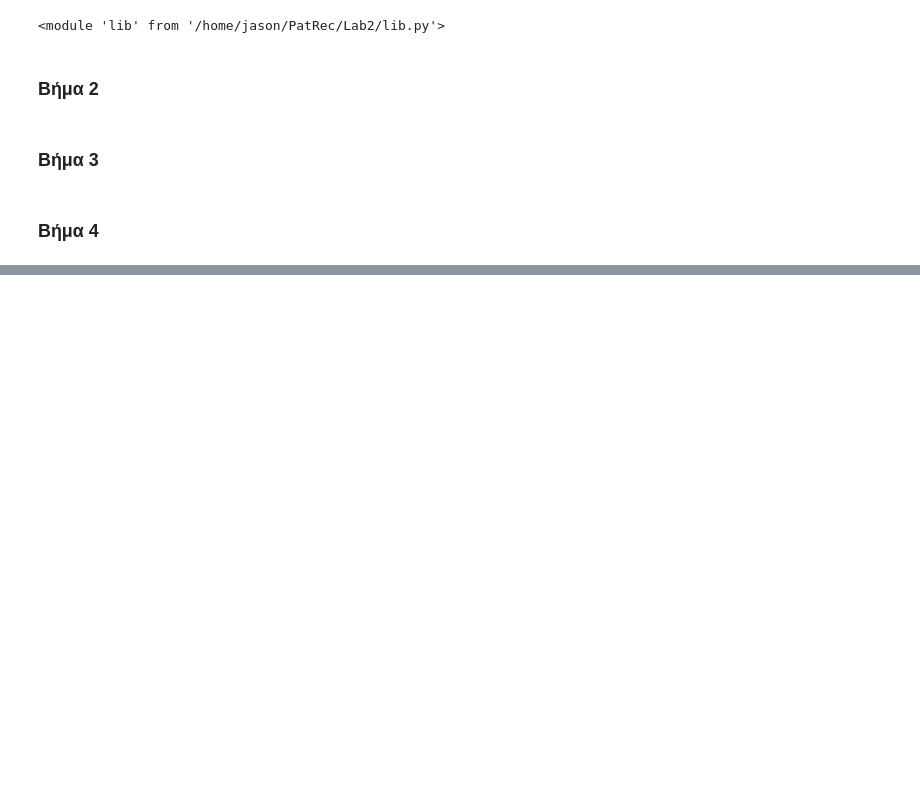
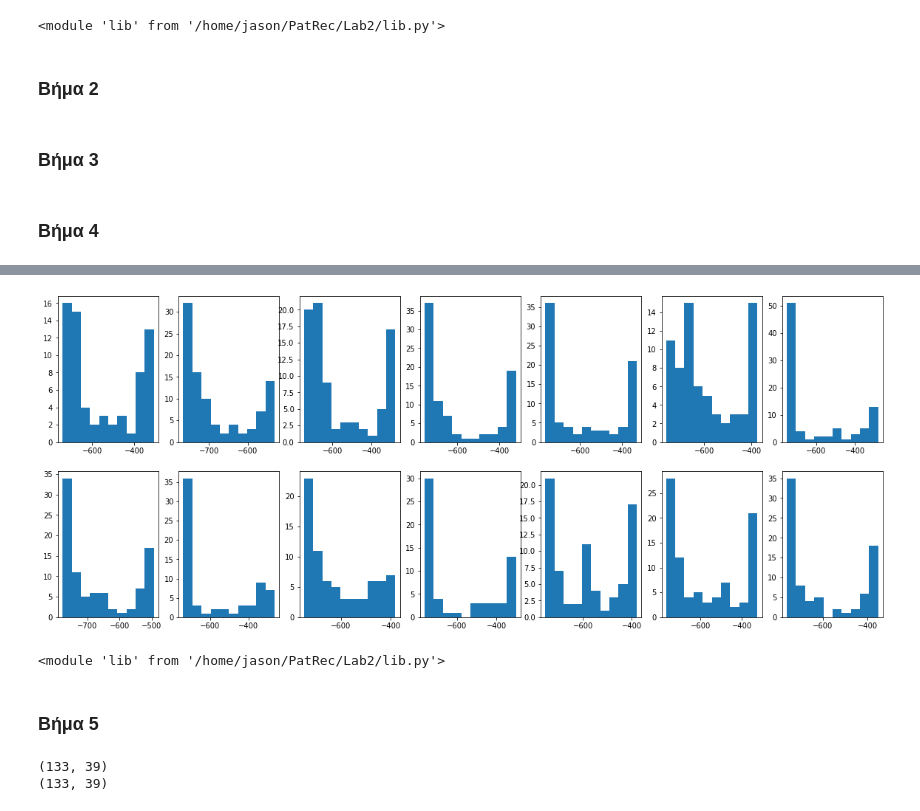
Before and after one commit to JasonChatzitheodorou/PatRec, a Jupyter notebook: Lab2/PatRec_Lab2.ipynb, the cells around one changed output, grey strips where cells are left out. Drawn from its saved outputs; the diff is of its cells as text; code cells hidden in the pictures; blank space fills up the shorter version.

```diff
--- a/Lab2/PatRec_Lab2.ipynb
+++ b/Lab2/PatRec_Lab2.ipynb
@@ -46,0 +92,15 @@ n2_mfcc_list = [mfcc_list[idx] for idx, digit in enumerate(digits) if digit == n
+# %%
+n2_second_feature = [mfcc[1] for mfcc in n2_mfcc_list]
+
+fig, axs = plt.subplots(nrows=rows, ncols=cols, figsize=(20, 8))
+axs = axs.flatten()
+for x, ax in zip(n2_first_feature, axs):
+    ax.hist(x)
+
+plt.show()
+# %% [output]
+[figure, added]
+# %%
+importlib.reload(lib)
+# %% [output]
+<module 'lib' from '/home/jason/PatRec/Lab2/lib.py'>
@@ -46,0 +121,2 @@ n2_mfcc_list = [mfcc_list[idx] for idx, digit in enumerate(digits) if digit == n
+# %% [markdown]
+### Βήμα 5
@@ -46,0 +131,11 @@ n2_mfcc_list = [mfcc_list[idx] for idx, digit in enumerate(digits) if digit == n
+# %%
+data_mean = [np.array([mfcc.mean(axis=1), delta.mean(axis=1), delta2.mean(axis=1)]).ravel() for mfcc, delta, delta2 in zip(mfcc_list, deltas, delta_deltas)]
+data_mean = np.array(data_mean)
+print(data_mean.shape)
+
+data_std = [np.array([mfcc.std(axis=1), delta.std(axis=1), delta2.std(axis=1)]).ravel() for mfcc, delta, delta2 in zip(mfcc_list, deltas, delta_deltas)]
+data_std = np.array(data_std)
+print(data_std.shape)
+# %% [output]
+(133, 39)
+(133, 39)
```
Also changed, not shown: parts of 11 cells of this notebook, 1 other file.
